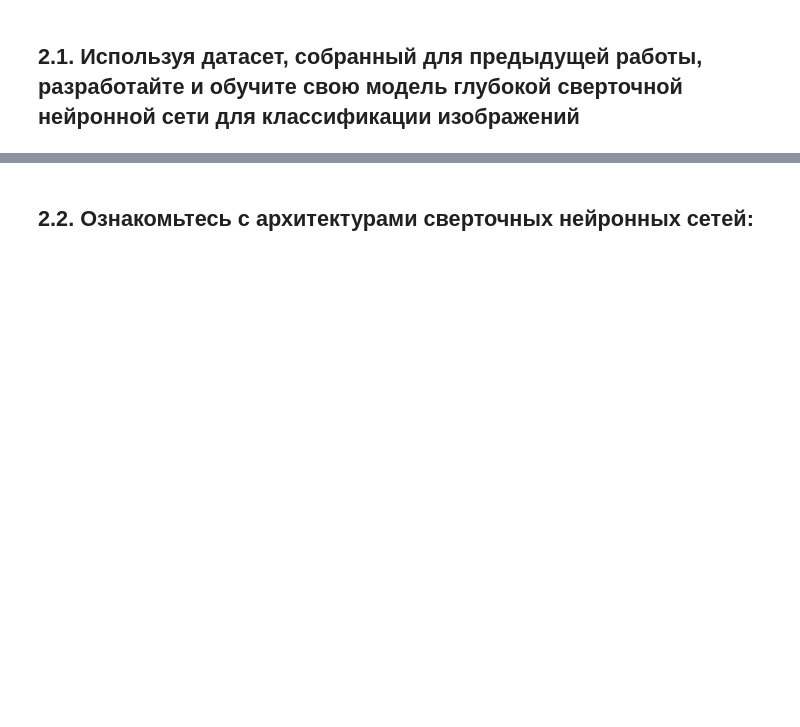
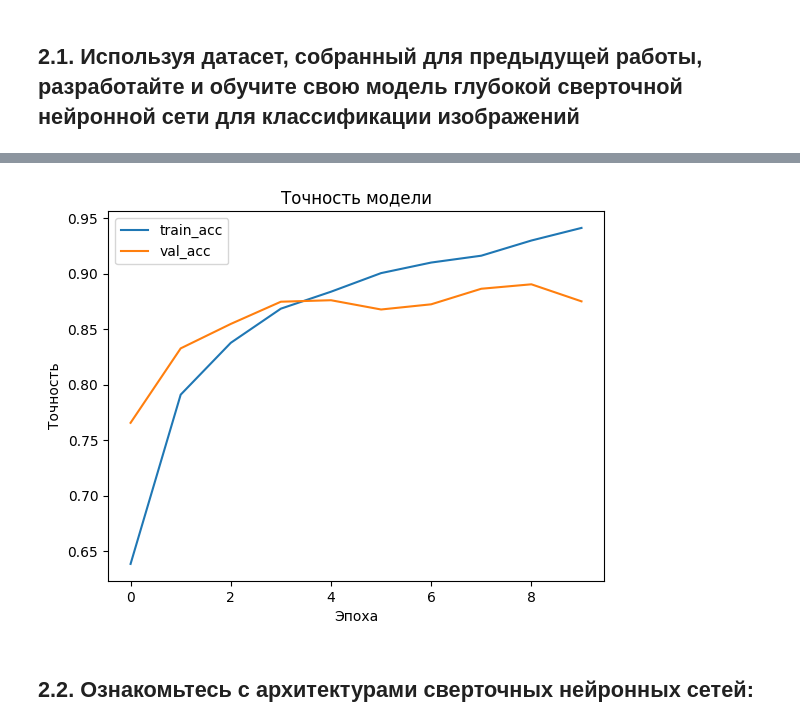
Before and after one commit to DinRazar/neural_networks, a Jupyter notebook: Работа_3.ipynb, the cells around one changed output, grey strips where cells are left out. Cells and saved outputs as stored; diff of their text form; code cells hidden in the pictures; blank space fills up the shorter version.

```diff
--- a/Работа_3.ipynb
+++ b/Работа_3.ipynb
@@ -238,0 +271,18 @@ Result of prediction: 0
+# %%
+# Создание простой модели
+from tensorflow.keras.models import Sequential
+from tensorflow.keras.layers import Conv2D, MaxPooling2D, Flatten, Dense
+
+model1 = Sequential([
+    Conv2D(32, (3,3), activation='relu', padding='same', input_shape=(32,32,3)),
+    MaxPooling2D(2,2),
+    Conv2D(64, (3,3), activation='relu', padding='same'),
+    MaxPooling2D(2,2),
+    Conv2D(64, (3,3), activation='relu', padding='same'),
+    MaxPooling2D(2,2),
+    Flatten(),
+    Dense(64, activation='relu'),
+    Dense(3, activation='softmax')
+])
+
+model1.summary()
@@ -238,0 +311,11 @@ Result of prediction: 0
+# %%
+# Компиляция и обучение
+model1.compile(optimizer='adam',
+               loss='categorical_crossentropy',
+               metrics=['accuracy'])
+
+history1 = model1.fit(X_train, y_train,
+                      epochs=10,
+                      batch_size=64,
+                      validation_split=0.2,
+                      verbose=1)
@@ -239,3 +343,14 @@ Result of prediction: 0
+# %%
+# Графики обучения
+plt.plot(history1.history['accuracy'], label='train_acc')
+plt.plot(history1.history['val_accuracy'], label='val_acc')
+plt.title('Точность модели')
+plt.xlabel('Эпоха')
+plt.ylabel('Точность')
+plt.legend()
+plt.show()
+# %% [output]
+[figure, added]
 # %% [markdown]
 ## 2.2.   Ознакомьтесь с архитектурами сверточных нейронных сетей:
 # %% [markdown]
```
Also changed, not shown: parts of 16 cells of this notebook.
